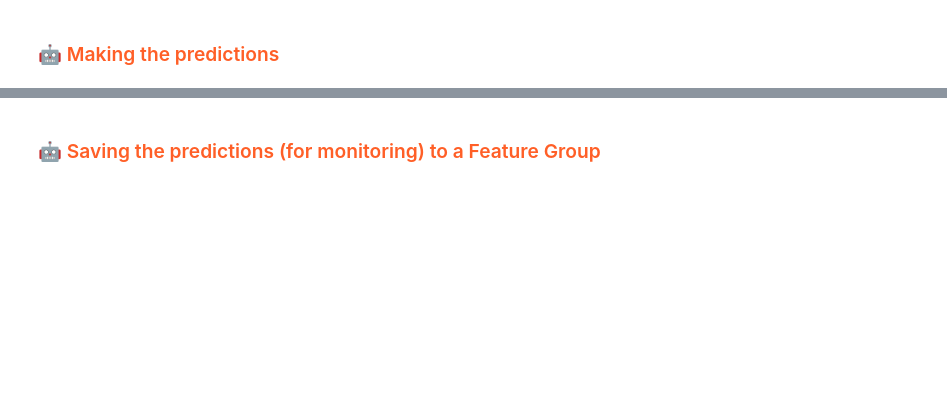
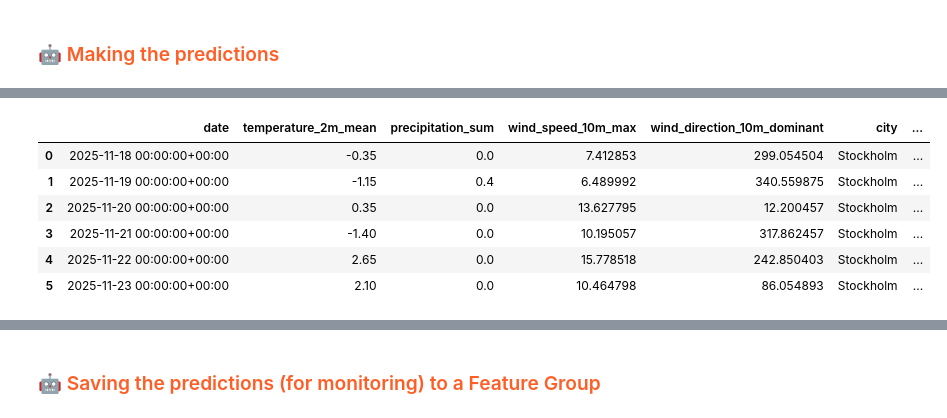
Before and after one commit to featurestorebook/mlfs-book, a Jupyter notebook: notebooks/airquality/4_air_quality_batch_inference.ipynb, the cells around one changed output, grey strips where cells are left out. Drawn from its saved outputs; the diff is of its cells as text; code cells hidden in the pictures; blank space fills up the shorter version.

```diff
--- a/notebooks/airquality/4_air_quality_batch_inference.ipynb
+++ b/notebooks/airquality/4_air_quality_batch_inference.ipynb
@@ -179,18 +182,70 @@ batch_data_no_lag['predicted_pm25'] = retrieved_xgboost_model_no_lag.predict(
 batch_data_no_lag
 
 # ---------- LAG -------
-# Keep all needed columns including lag features
-air_quality = fs.get_feature_group(name='air_quality', version=1).read()
-air_quality = air_quality[['date', 'pm25', 'pm25_lag_1', 'pm25_lag_2', 'pm25_lag_3']].sort_values('date')
+air_quality_fg = fs.get_feature_group(
+    name='air_quality',
+    version=1,
+)
 
-# Merge weather forecast
-batch_data_lag = batch_data_lag.merge(air_quality, on='date', how='left')
-batch_data_lag = batch_data_lag.sort_values('date')
+yesterday = today - datetime.timedelta(days=1)
 
-# Predict
-batch_data_lag['predicted_pm25'] = retrieved_xgboost_model_lag.predict(
-    batch_data_lag[['pm25_lag_1', 'pm25_lag_2', 'pm25_lag_3',
-                    'temperature_2m_mean', 'precipitation_sum',
-                    'wind_speed_10m_max', 'wind_direction_10m_dominant']]
-)
+aq_today_df = air_quality_fg.filter(air_quality_fg.date >= yesterday).read()
+
+
+aq_today_df
+import numpy as np
+pred_pm_25 = []
+lag_1_list = []
+lag_2_list = []
+lag_3_list = []
+
+# Ensure data exists
+if aq_today_df.empty:
+    raise ValueError("aq_today_df is empty — could not initialize lag values.")
+
+# Reset index so we can safely use .iloc
+aq_today_df = aq_today_df.reset_index(drop=True)
+
+# Always use iloc for first row access
+initial_row = aq_today_df.iloc[0]
+
+pm25_lag_1 = [initial_row["pm25"]]
+pm25_lag_2 = [initial_row["pm25_lag_1"]]
+pm25_lag_3 = [initial_row["pm25_lag_2"]]
+
+for i in range(1, 7):
+    i_batch_data = batch_data_lag[['temperature_2m_mean','precipitation_sum','wind_speed_10m_max','wind_direction_10m_dominant']].iloc[[i-1]].copy()
+
+    # Add lag features
+    i_batch_data['pm25_lag_1'] = pm25_lag_1[i-1]
+    i_batch_data['pm25_lag_2'] = pm25_lag_2[i-1]
+    i_batch_data['pm25_lag_3'] = pm25_lag_3[i-1]
+
+    # Ensure column order
+    i_batch_data = i_batch_data[['pm25_lag_1', 'pm25_lag_2', 'pm25_lag_3',
+                                 'temperature_2m_mean', 'precipitation_sum',
+                                 'wind_speed_10m_max', 'wind_direction_10m_dominant']]
+
+    # Predict
+    pm_25_pred = retrieved_xgboost_model_lag.predict(i_batch_data)[0]
+
+    # Save predictions and lag values
+    pred_pm_25.append(pm_25_pred)
+    lag_1_list.append(i_batch_data['pm25_lag_1'].values[0])
+    lag_2_list.append(i_batch_data['pm25_lag_2'].values[0])
+    lag_3_list.append(i_batch_data['pm25_lag_3'].values[0])
+
+    # Update lag tracking for next iteration
+    pm25_lag_1.append(pm_25_pred)
+    pm25_lag_2.append(pm25_lag_1[i-1])
+    pm25_lag_3.append(pm25_lag_2[i-1])
+
+# Add predictions and lag features to batch_data_lag
+batch_data_lag['predicted_pm25'] = pred_pm_25
+batch_data_lag['pm25_lag_1'] = lag_1_list
+batch_data_lag['pm25_lag_2'] = lag_2_list
+batch_data_lag['pm25_lag_3'] = lag_3_list
+batch_data_lag['pm25'] = batch_data_lag['pm25_lag_1']  # for insertion
+
+batch_data_lag
 # %% [output]
@@ -198,3 +253,10 @@ Finished: Reading data from Hopsworks, using Hopsworks Feature Query Service (1.
+|  | date | temperature_2m_mean | precipitation_sum | wind_speed_10m_max | wind_direction_10m_dominant | city | ... |
+| 0 | 2025-11-18 00:00:00+00:00 | -0.35 | 0.0 | 7.412853 | 299.054504 | Stockholm | ... |
+| 1 | 2025-11-19 00:00:00+00:00 | -1.15 | 0.4 | 6.489992 | 340.559875 | Stockholm | ... |
+| 2 | 2025-11-20 00:00:00+00:00 | 0.35 | 0.0 | 13.627795 | 12.200457 | Stockholm | ... |
+| 3 | 2025-11-21 00:00:00+00:00 | -1.40 | 0.0 | 10.195057 | 317.862457 | Stockholm | ... |
+| 4 | 2025-11-22 00:00:00+00:00 | 2.65 | 0.0 | 15.778518 | 242.850403 | Stockholm | ... |
+| 5 | 2025-11-23 00:00:00+00:00 | 2.10 | 0.0 | 10.464798 | 86.054893 | Stockholm | ... |
 # %%
 # ------- NO LAG --------
 batch_data_no_lag.info()
```
Also changed, not shown: parts of 14 cells of this notebook, 8 other files.
